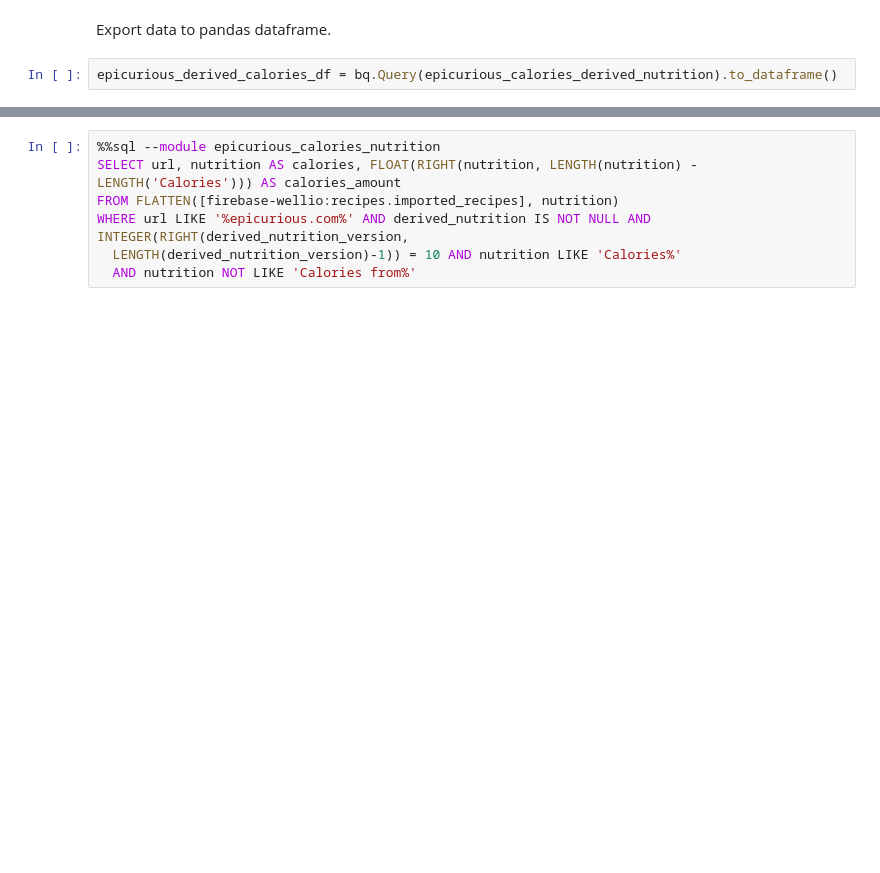
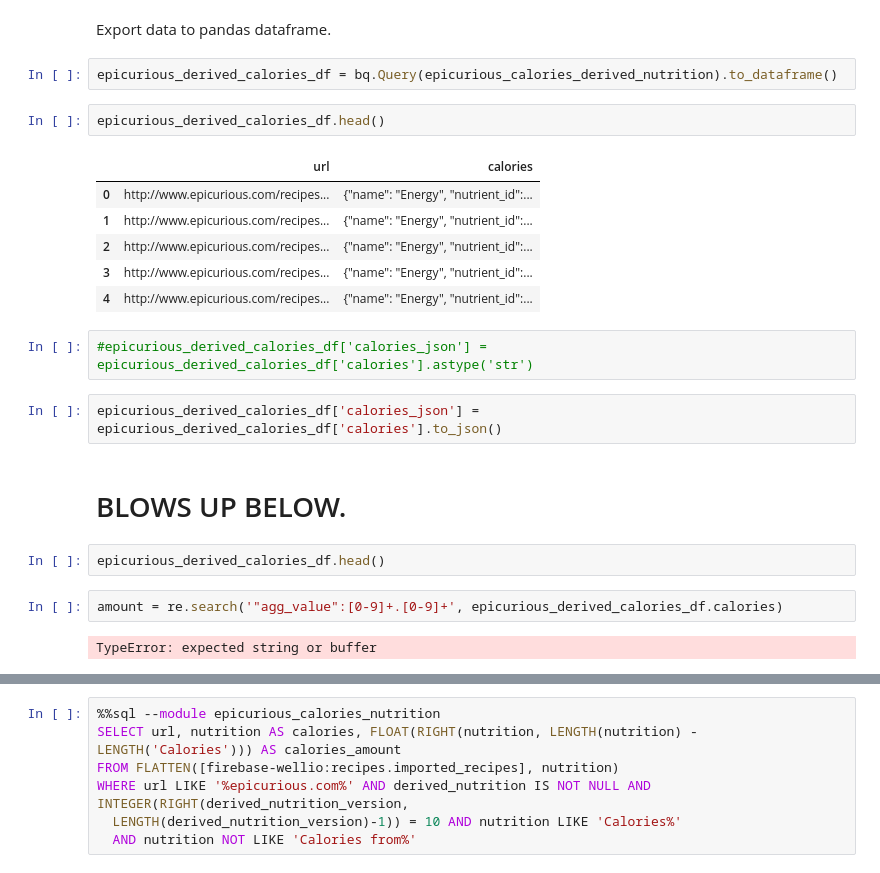
Before and after one commit to carlespoles/DSCI6010-student, a Jupyter notebook: Carles_Nutrition.ipynb, the cells around one changed output, grey strips where cells are left out. Cells and saved outputs as stored; diff of their text form; blank space fills up the shorter version.

```diff
--- a/Carles_Nutrition.ipynb
+++ b/Carles_Nutrition.ipynb
@@ -89,3 +89,24 @@ WHERE url LIKE '%epicurious.com%' AND derived_nutrition IS NOT NULL AND INTEGER(
 Export data to pandas dataframe.
 # %%
 epicurious_derived_calories_df = bq.Query(epicurious_calories_derived_nutrition).to_dataframe()
+# %%
+epicurious_derived_calories_df.head()
+# %% [output]
+|  | url | calories |
+| 0 | http://www.epicurious.com/recipes... | {"name": "Energy", "nutrient_id":... |
+| 1 | http://www.epicurious.com/recipes... | {"name": "Energy", "nutrient_id":... |
+| 2 | http://www.epicurious.com/recipes... | {"name": "Energy", "nutrient_id":... |
+| 3 | http://www.epicurious.com/recipes... | {"name": "Energy", "nutrient_id":... |
+| 4 | http://www.epicurious.com/recipes... | {"name": "Energy", "nutrient_id":... |
+# %%
+#epicurious_derived_calories_df['calories_json'] = epicurious_derived_calories_df['calories'].astype('str')
+# %%
+epicurious_derived_calories_df['calories_json'] = epicurious_derived_calories_df['calories'].to_json()
+# %% [markdown]
+# BLOWS UP BELOW.
+# %%
+epicurious_derived_calories_df.head()
+# %%
+amount = re.search('"agg_value":[0-9]+.[0-9]+', epicurious_derived_calories_df.calories)
+# %% [output]
+TypeError: expected string or buffer
```
Also changed, not shown: parts of 7 cells of this notebook.
